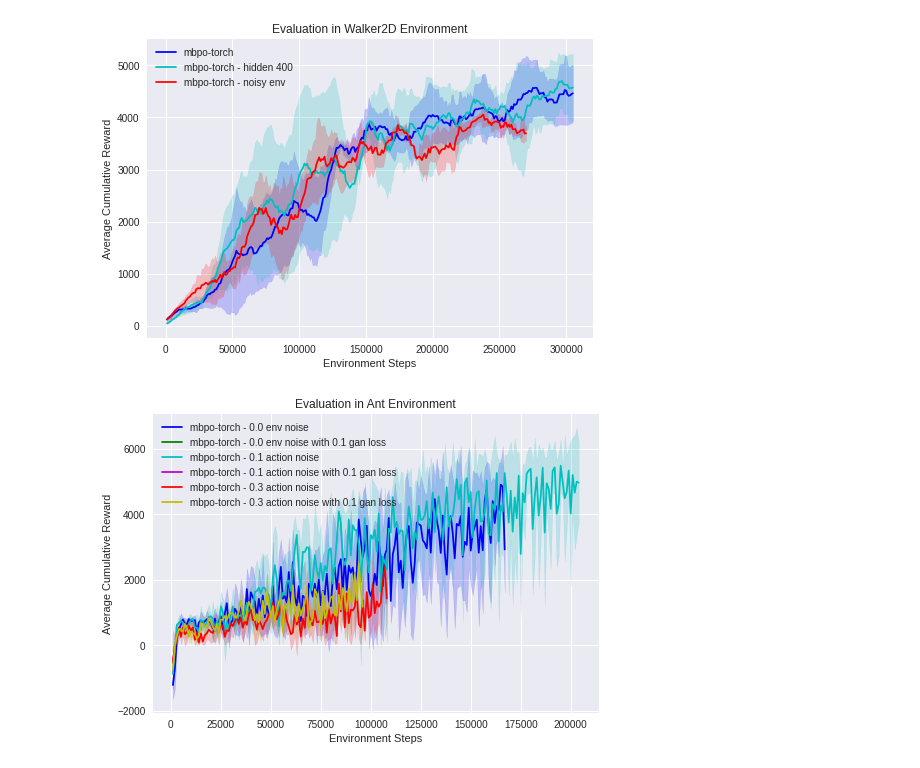
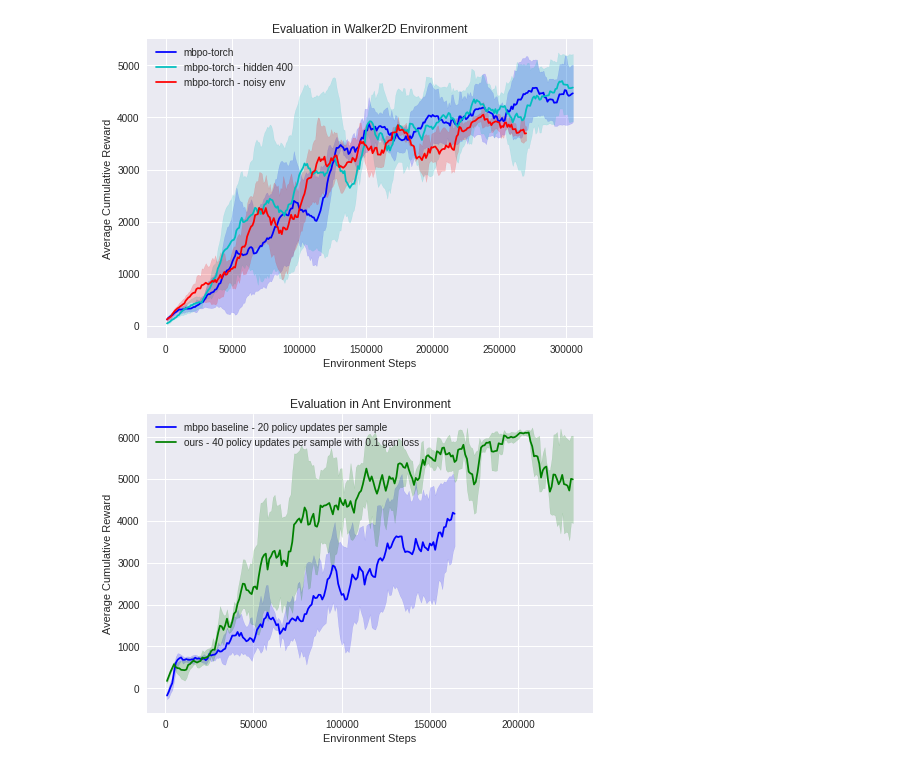
Before and after one commit to tim-ts-chu/mbpo, a Jupyter notebook: hypo-plot.ipynb, the cells around one changed output. Drawn from its saved outputs; the diff is of its cells as text; code cells hidden in the pictures.

Commit message:
mbpo baseline - torch impl

```diff
--- a/hypo-plot.ipynb
+++ b/hypo-plot.ipynb
@@ -311,18 +311,18 @@ hypo1 = {
         '/mnt/brain1/scratch/timchu/AntTruncatedObs/defaults/seed:6663_2021-03-23_01-25-57ot44sqng/events.out.tfevents.1616477569.deeplearn11',
     ],
     'tag': 'ray/tune/evaluation/return-average',
-    'label': 'mbpo-torch - 0.0 env noise',
+    'label': 'mbpo baseline - 20 policy updates per sample',
     'color': 'b'
 }
 hypo2 = {
     'event_files': [
-        '/home/timchu/data/AntTruncatedObsNoisyAct/defaults/seed:478_2021-04-21_22-34-11yymm4yac/events.out.tfevents.1619059529.deeplearn17',
-        '/home/timchu/data/AntTruncatedObsNoisyAct/defaults/seed:6871_2021-04-21_22-34-21vtebtuqr/events.out.tfevents.1619059539.deeplearn17',
-        '/home/timchu/data/AntTruncatedObsNoisyAct/defaults/seed:7087_2021-04-21_22-34-1859fnk1co/events.out.tfevents.1619059535.deeplearn17',
-        '/home/timchu/data/AntTruncatedObsNoisyAct/defaults/seed:8609_2021-04-21_22-34-1627516y8m/events.out.tfevents.1619059529.deeplearn17',
+        '/home/timchu/data/AntTruncatedObsNoisyAct/defaults/seed:1032_2021-04-23_13-42-582eu1v076/events.out.tfevents.1619200590.deeplearn17',
+        #'/home/timchu/data/AntTruncatedObsNoisyAct/defaults/seed:1462_2021-04-23_13-42-57oiqgji1i/events.out.tfevents.1619200574.deeplearn17',
+        '/home/timchu/data/AntTruncatedObsNoisyAct/defaults/seed:2939_2021-04-23_13-42-5695d396eg/events.out.tfevents.1619200579.deeplearn17',
+        '/home/timchu/data/AntTruncatedObsNoisyAct/defaults/seed:8605_2021-04-23_13-42-56lpqvqpgk/events.out.tfevents.1619200577.deeplearn17',
     ],
     'tag': 'ray/tune/evaluation/return-average',
-    'label': 'mbpo-torch - 0.0 env noise with 0.1 gan loss',
+    'label': 'ours - 40 policy updates per sample with 0.1 gan loss',
     'color': 'g'
 }
 hypo3 = {
@@ -333,7 +333,7 @@ hypo3 = {
         '/home/timchu/data/AntTruncatedObsNoisyAct/defaults/seed:9502_2021-04-18_17-38-1909uq8tc6/events.out.tfevents.1618782340.deeplearn17',
     ],
     'tag': 'ray/tune/evaluation/return-average',
-    'label': 'mbpo-torch - 0.1 action noise',
+    'label': 'mbpo-torch - 0.1 env noise',
     'color': 'c'
 }
 hypo4 = {
@@ -345,39 +345,39 @@ hypo4 = {
 
     ],
     'tag': 'ray/tune/evaluation/return-average',
-    'label': 'mbpo-torch - 0.1 action noise with 0.1 gan loss',
+    'label': 'mbpo-torch - 0.1 env noise with 0.1 gan loss',
     'color': 'm'
 }
 hypo5 = {
     'event_files': [
         '/home/timchu/data/AntTruncatedObsNoisyAct/defaults/seed:2447_2021-04-20_22-14-14kn5q9kbv/events.out.tfevents.1618971720.deeplearn17',
         '/home/timchu/data/AntTruncatedObsNoisyAct/defaults/seed:8599_2021-04-20_22-14-13n5omcmia/events.out.tfevents.1618971711.deeplearn17',
         '/home/timchu/data/AntTruncatedObsNoisyAct/defaults/seed:8682_2021-04-20_22-14-16obti6qt_/events.out.tfevents.1618971719.deeplearn17',
         '/home/timchu/data/AntTruncatedObsNoisyAct/defaults/seed:9081_2021-04-20_22-14-18277819vf/events.out.tfevents.1618971721.deeplearn17',
     ],
     'tag': 'ray/tune/evaluation/return-average',
-    'label': 'mbpo-torch - 0.3 action noise',
+    'label': 'mbpo-torch - 0.3 env noise',
     'color': 'r'
 }
 hypo6 = {
     'event_files': [
         '/home/timchu/data/AntTruncatedObsNoisyAct/defaults/seed:6434_2021-04-20_23-17-29cqngvexf/events.out.tfevents.1618975622.deeplearn17',
         '/home/timchu/data/AntTruncatedObsNoisyAct/defaults/seed:8554_2021-04-20_23-17-31y_9gdebh/events.out.tfevents.1618975626.deeplearn17',
         '/home/timchu/data/AntTruncatedObsNoisyAct/defaults/seed:8554_2021-04-20_23-17-36bfe8skvh/events.out.tfevents.1618975633.deeplearn17',
         '/home/timchu/data/AntTruncatedObsNoisyAct/defaults/seed:8981_2021-04-20_23-17-33amf2nl6_/events.out.tfevents.1618975629.deeplearn17',
     ],
     'tag': 'ray/tune/evaluation/return-average',
-    'label': 'mbpo-torch - 0.3 action noise with 0.1 gan loss',
+    'label': 'mbpo-torch - 0.3 env noise with 0.1 gan loss',
     'color': 'y'
 }
 
 
 exp = {
-    'hypos': [hypo1, hypo2,hypo3, hypo4, hypo5, hypo6],
+    'hypos': [hypo1, hypo2],
     'title': 'Evaluation in Ant Environment',
     'xlabel': 'Environment Steps',
     'ylabel': 'Average Cumulative Reward',
 }
-draw_exp(exp, smooth=15)
+draw_exp(exp, smooth=7)
 # %% [output]
-[figure, old version]
+[figure, new version]
```
Also changed, not shown: 2 other files.
